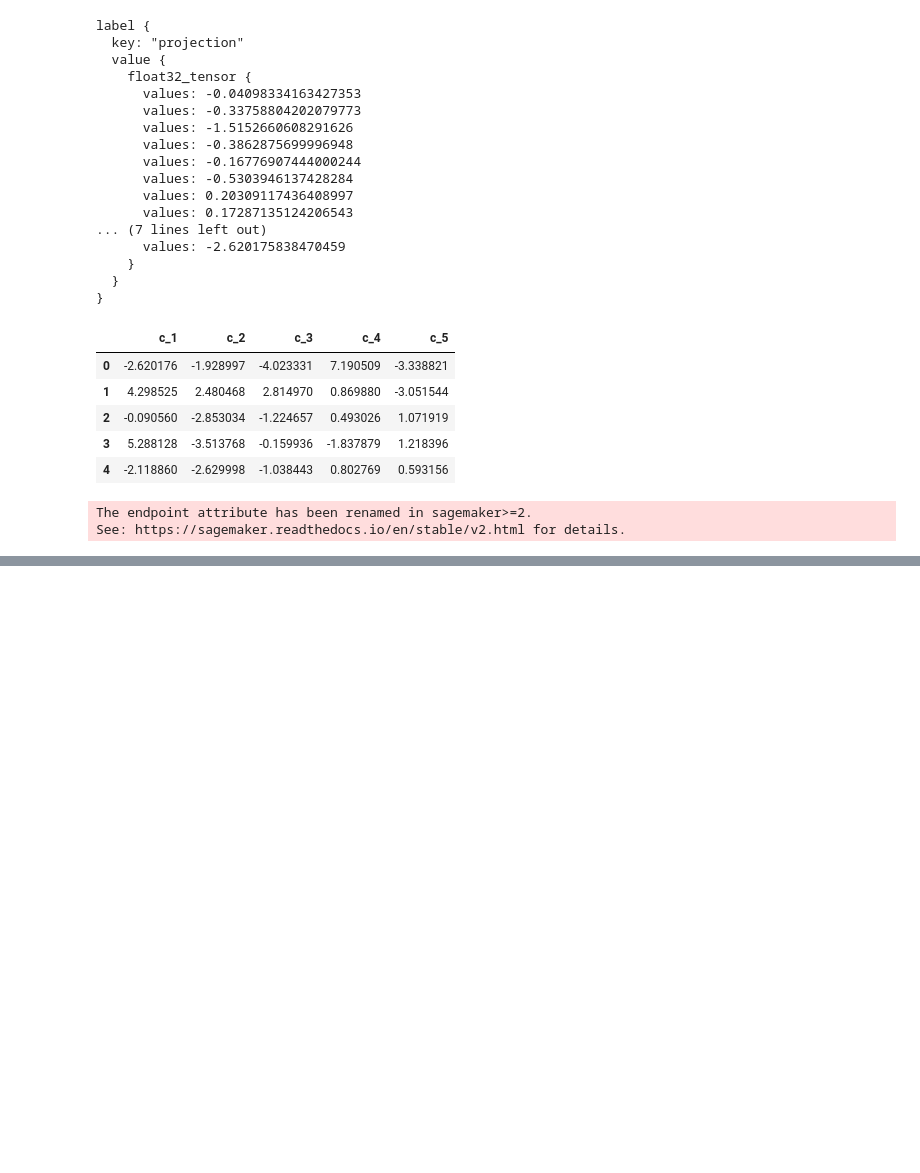
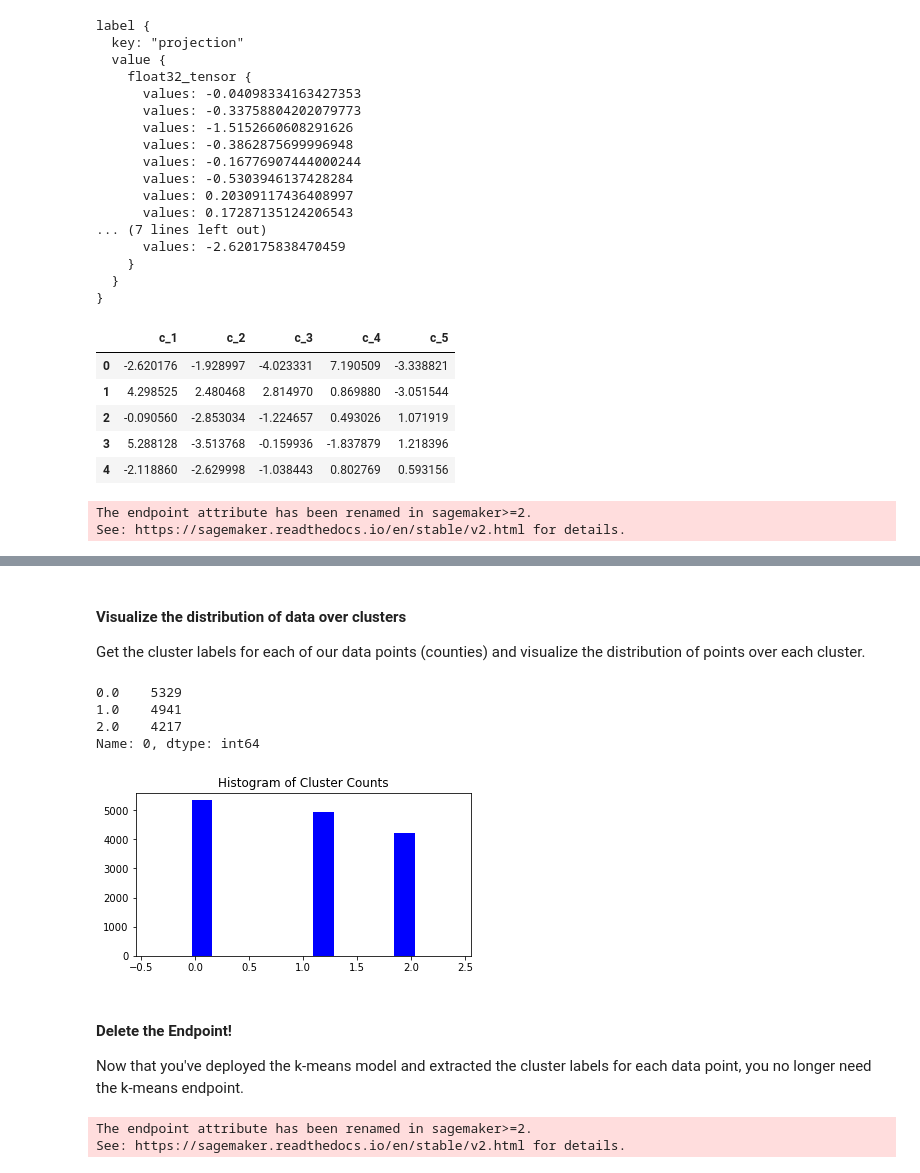
Before and after one commit to AndrewKalil/Udacity-ML, a Jupyter notebook: Capstone_Project/training.ipynb, the cells around one changed output, grey strips where cells are left out. Drawn from its saved outputs; the diff is of its cells as text; code cells hidden in the pictures; blank space fills up the shorter version.

```diff
--- a/Capstone_Project/training.ipynb
+++ b/Capstone_Project/training.ipynb
@@ -362,0 +450,5 @@ See: https://sagemaker.readthedocs.io/en/stable/v2.html for details.
+# %%
+%%time
+
+# train kmeans
+kmeans.fit(kmeans_formatted_data)
@@ -362,0 +477,5 @@ See: https://sagemaker.readthedocs.io/en/stable/v2.html for details.
+# %%
+%%time
+# deploy the model to create a predictor
+kmeans_predictor = kmeans.deploy(initial_instance_count=1,
+                                 instance_type='ml.p2.xlarge')
@@ -362,0 +489,3 @@ See: https://sagemaker.readthedocs.io/en/stable/v2.html for details.
+# %%
+# get the predicted clusters for all the kmeans training data
+cluster_info=kmeans_predictor.predict(kmeans_train_data_np)
@@ -362,0 +521,34 @@ See: https://sagemaker.readthedocs.io/en/stable/v2.html for details.
+# %% [markdown]
+#### Visualize the distribution of data over clusters
+Get the cluster labels for each of our data points (counties) and visualize the distribution of points over each cluster.
+# %%
+# get all cluster labels
+cluster_labels = [c.label['closest_cluster'].float32_tensor.values[0] for c in cluster_info]
+# %%
+# count up the points in each cluster
+cluster_df = pd.DataFrame(cluster_labels)[0].value_counts()
+
+print(cluster_df)
+# %% [output]
+0.0    5329
+1.0    4941
+2.0    4217
+Name: 0, dtype: int64
+# %%
+ax =plt.subplots(figsize=(6,3))
+ax = plt.hist(cluster_labels, bins=8,  range=(-0.5, 2.5), color='blue', rwidth=0.5)
+
+title="Histogram of Cluster Counts"
+plt.title(title, fontsize=12)
+plt.show()
+# %% [output]
+[figure, added]
+# %% [markdown]
+#### Delete the Endpoint!
+Now that you've deployed the k-means model and extracted the cluster labels for each data point, you no longer need the k-means endpoint.
+# %%
+# Delete kmeans endpoint
+session.delete_endpoint(kmeans_predictor.endpoint)
+# %% [output]
+The endpoint attribute has been renamed in sagemaker>=2.
+See: https://sagemaker.readthedocs.io/en/stable/v2.html for details.
```
Also changed, not shown: parts of 35 cells of this notebook, 1 other file.
